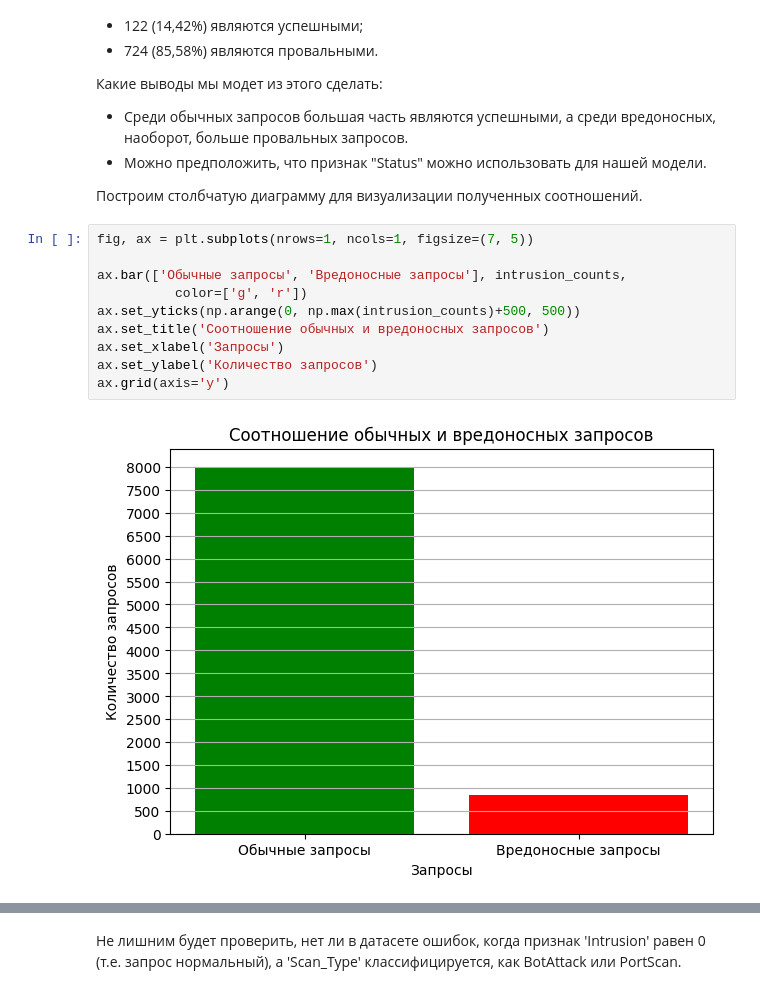
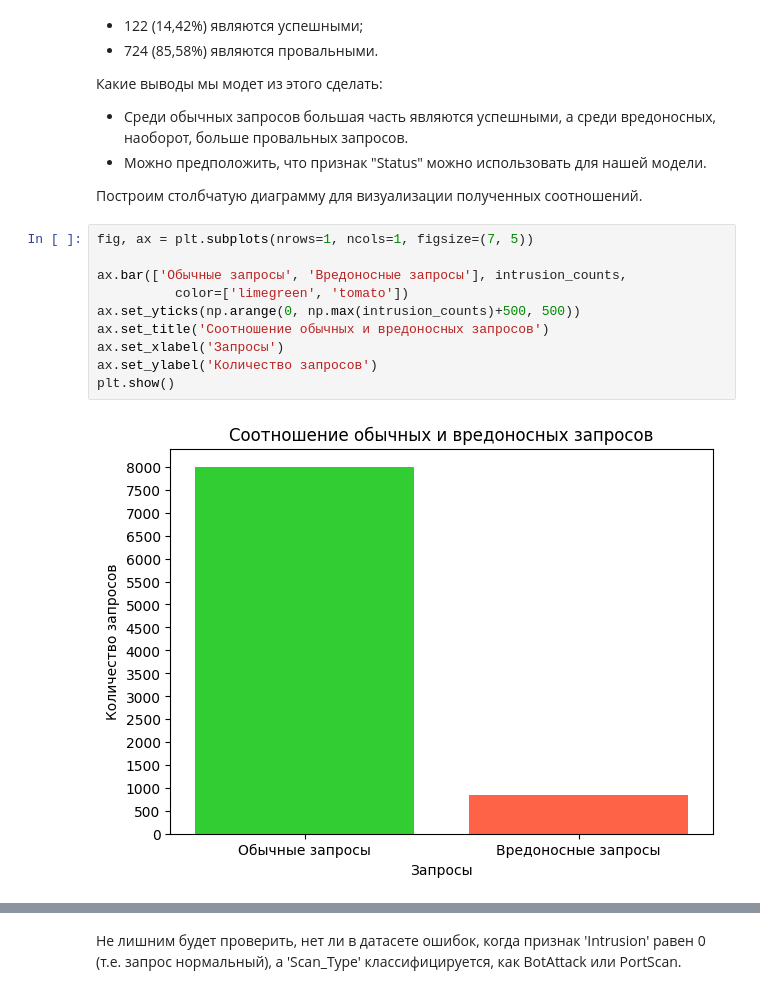
Before and after one commit to iamrus1/Intrusion-Log-Analysis, a Jupyter notebook: Intrusion detection log - Decision Tree.ipynb, the cells around one changed output, grey strips where cells are left out. Saved outputs shown, nothing was run; the diff lists cells and outputs as text.

```diff
--- a/Intrusion detection log - Decision Tree.ipynb
+++ b/Intrusion detection log - Decision Tree.ipynb
@@ -152,13 +150,13 @@ Name: Malicious, dtype: int64
 # %%
 fig, ax = plt.subplots(nrows=1, ncols=1, figsize=(7, 5))
 
 ax.bar(['Обычные запросы', 'Вредоносные запросы'], intrusion_counts,
-          color=['g', 'r'])
+          color=['limegreen', 'tomato'])
 ax.set_yticks(np.arange(0, np.max(intrusion_counts)+500, 500))
 ax.set_title('Соотношение обычных и вредоносных запросов')
 ax.set_xlabel('Запросы')
 ax.set_ylabel('Количество запросов')
-ax.grid(axis='y')
+plt.show()
 # %% [output]
-[figure, old version]
+[figure, new version]
 # %%
```
Also changed, not shown: parts of 16 cells of this notebook.
